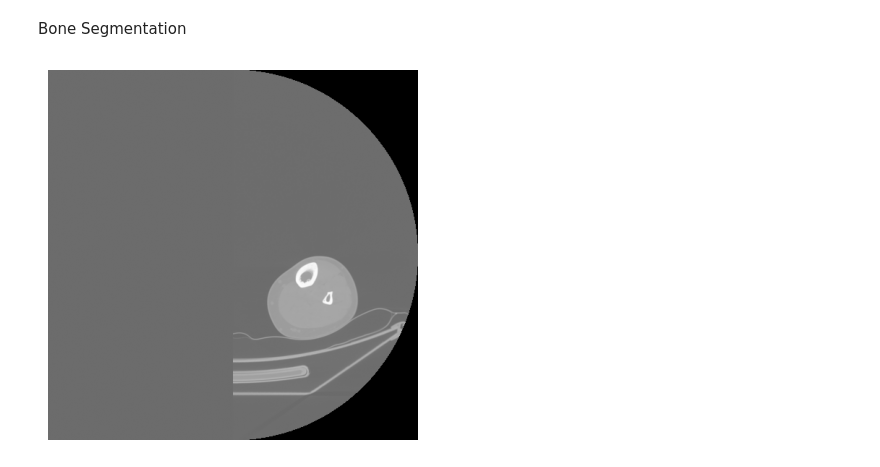
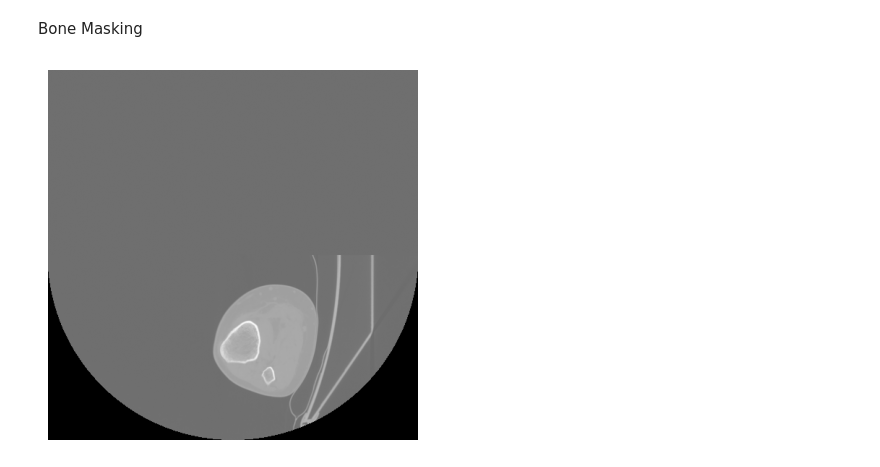
Before and after one commit to a-b365/bone-analysis, a Jupyter notebook: notebooks/notebook.ipynb, the cells around one changed output. Saved outputs shown, nothing was run; the diff lists cells and outputs as text; code cells hidden in the pictures.

```diff
--- a/notebooks/notebook.ipynb
+++ b/notebooks/notebook.ipynb
@@ -1,4 +1,4 @@
 # %% [markdown]
-Bone Segmentation
+Bone Masking
 # %%
 import cv2
@@ -15,7 +16,6 @@ from skimage.feature import peak_local_max
 # %%
 ct_volume = nib.load("../results/3702_left_knee.nii.gz")
 ct_data = ct_volume.get_fdata()
-ct_data = ct_data.transpose((2, 1, 0))
 spacing = ct_volume.header.get_zooms()
 # %%
 def show_mask(mask):
@@ -23,9 +23,9 @@ def show_mask(mask):
     plt.axis("off")
     plt.show()
 # %%
-show_mask(ct_data[0])
+show_mask(ct_data[:, :, 80])
 # %% [output]
-[figure, old version]
+[figure, new version]
 # %%
 binary_mask = np.zeros_like(ct_data)
 # %%
```
Also changed, not shown: parts of 18 cells of this notebook, 9 other files.
